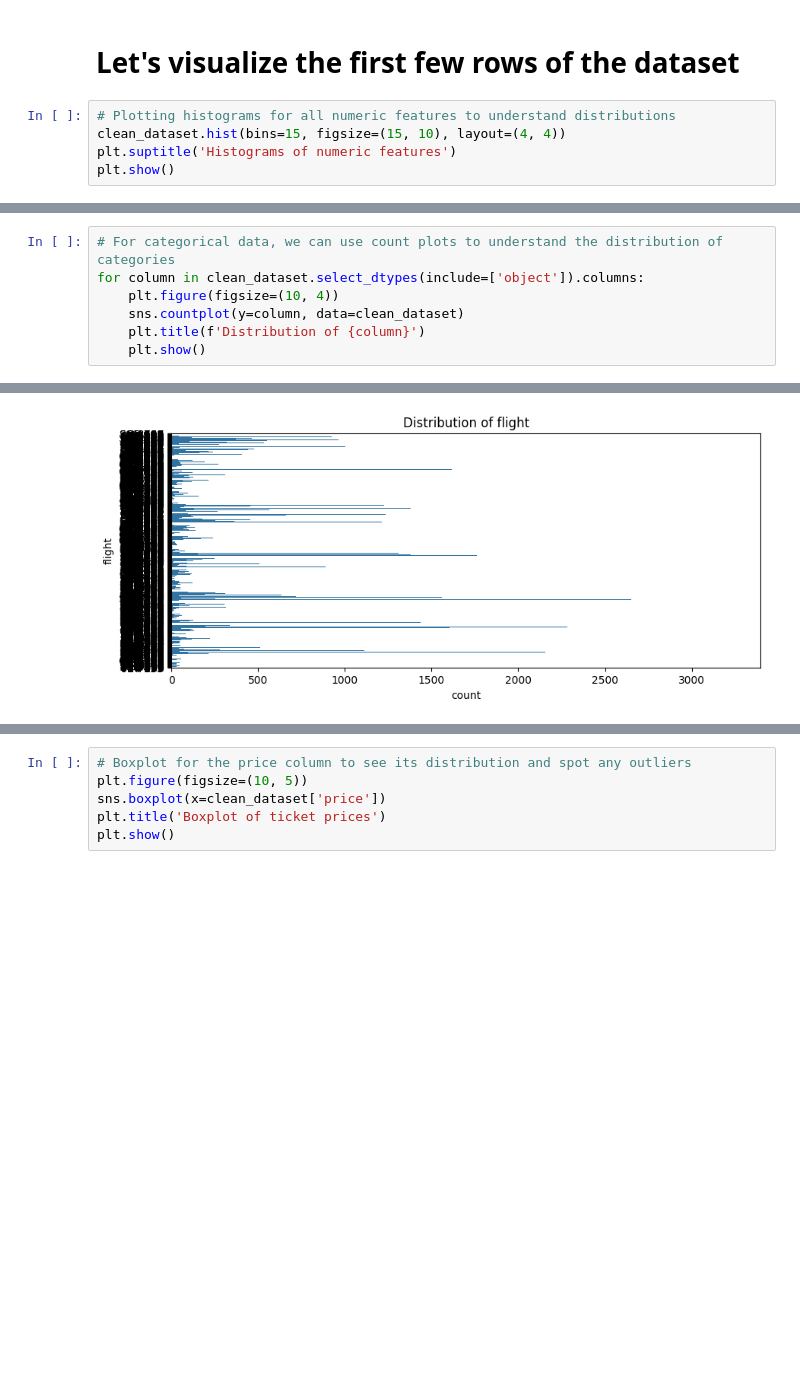
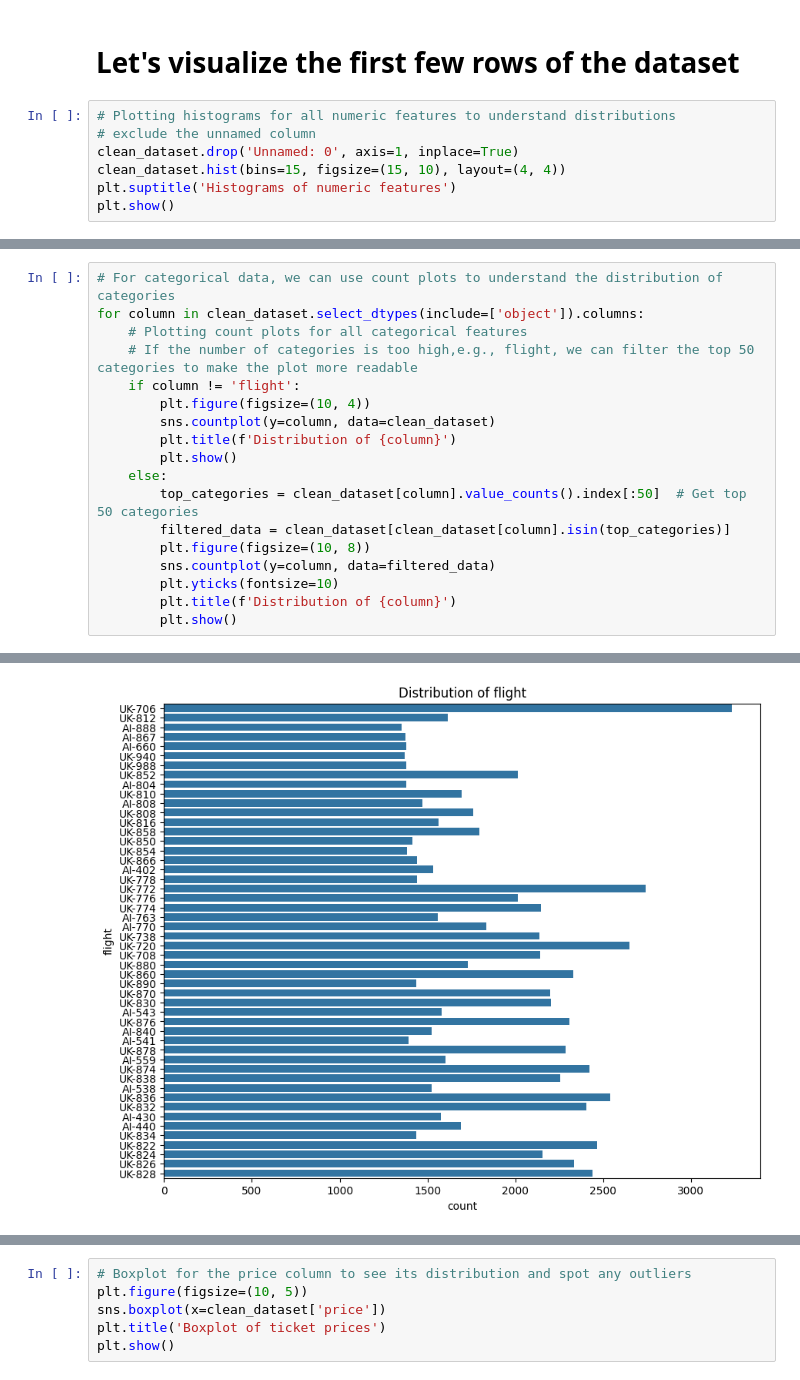
Before and after one commit to chensy618/model-based-machine-learning, a Jupyter notebook: notebook/flight-price-predicition.ipynb, the cells around one changed output, grey strips where cells are left out. Saved outputs shown, nothing was run; the diff lists cells and outputs as text; blank space fills up the shorter version.

```diff
--- a/notebook/flight-price-predicition.ipynb
+++ b/notebook/flight-price-predicition.ipynb
@@ -83,6 +83,8 @@ dtype: int64
 # Let's visualize the first few rows of the dataset
 # %%
 # Plotting histograms for all numeric features to understand distributions
+# exclude the unnamed column
+clean_dataset.drop('Unnamed: 0', axis=1, inplace=True)
 clean_dataset.hist(bins=15, figsize=(15, 10), layout=(4, 4))
 plt.suptitle('Histograms of numeric features')
 plt.show()
@@ -91,13 +93,24 @@ plt.show()
 # %%
 # For categorical data, we can use count plots to understand the distribution of categories
 for column in clean_dataset.select_dtypes(include=['object']).columns:
-    plt.figure(figsize=(10, 4))
-    sns.countplot(y=column, data=clean_dataset)
-    plt.title(f'Distribution of {column}')
-    plt.show()
+    # Plotting count plots for all categorical features
+    # If the number of categories is too high,e.g., flight, we can filter the top 50 categories to make the plot more readable
+    if column != 'flight':
+        plt.figure(figsize=(10, 4))
+        sns.countplot(y=column, data=clean_dataset)
+        plt.title(f'Distribution of {column}')
+        plt.show()
+    else:
+        top_categories = clean_dataset[column].value_counts().index[:50]  # Get top 50 categories
+        filtered_data = clean_dataset[clean_dataset[column].isin(top_categories)]
+        plt.figure(figsize=(10, 8))
+        sns.countplot(y=column, data=filtered_data)
+        plt.yticks(fontsize=10)
+        plt.title(f'Distribution of {column}')
+        plt.show()
 # %% [output]
 [figure]
-[figure, old version]
+[figure, new version]
 [figure]
 [figure]
 [figure]
```
Also changed, not shown: parts of 6 cells of this notebook, 1 other file.
